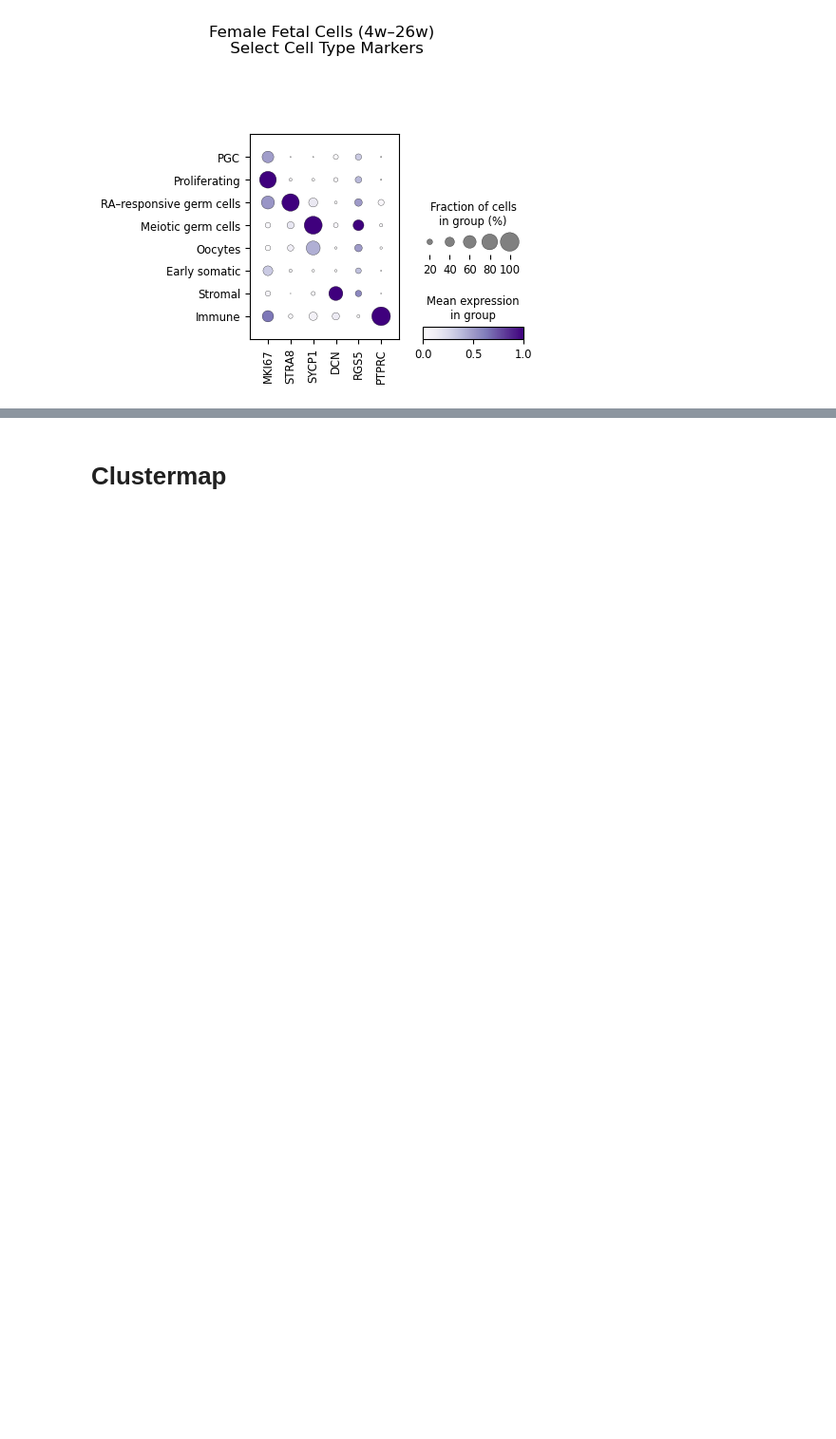
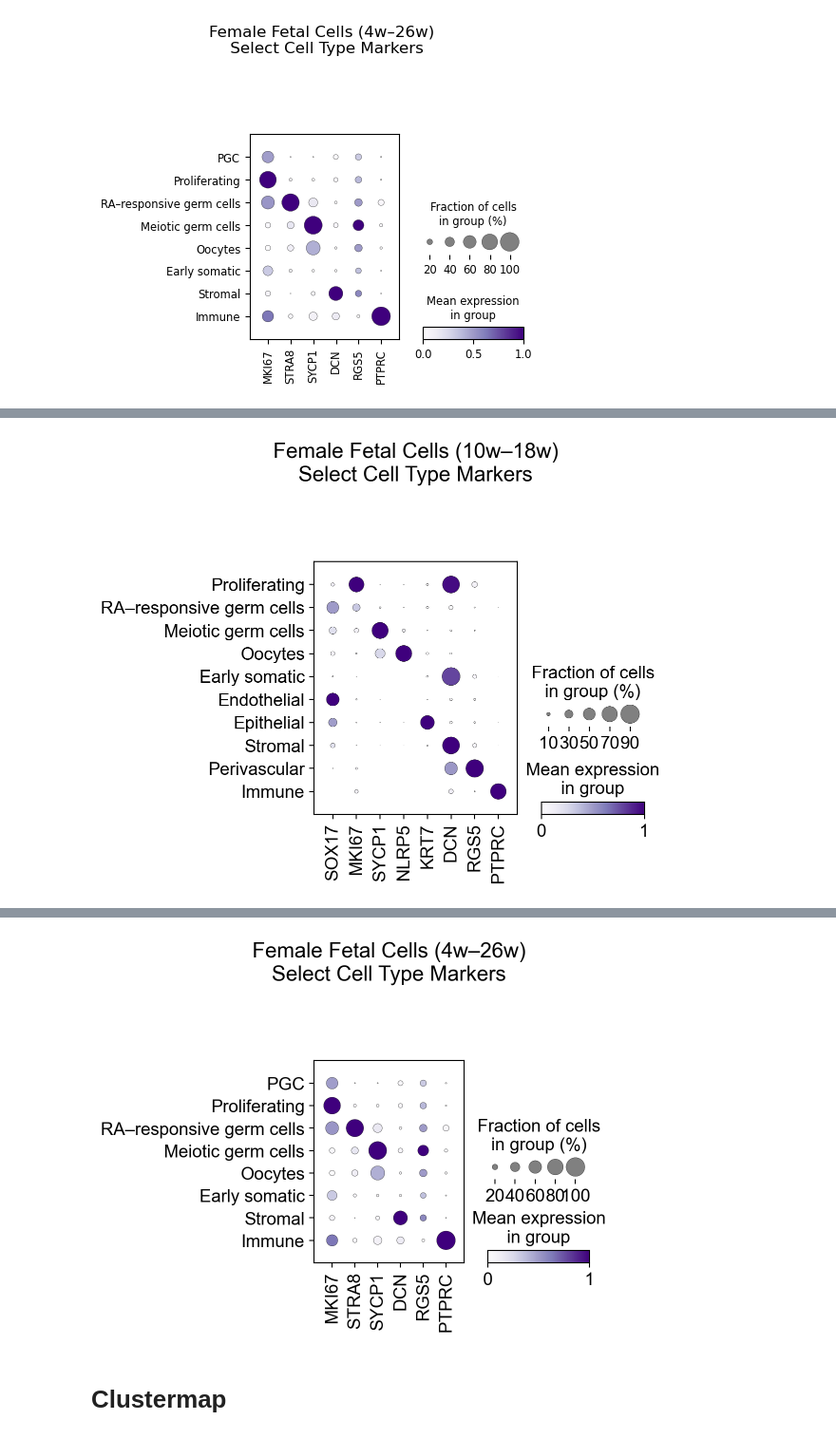
Before and after one commit to ascott-10/cta-onco-fetal, a Jupyter notebook: python_common_scripts/testing123456.ipynb, the cells around one changed output, grey strips where cells are left out. Shown at 95% size. Cells and saved outputs as stored; diff of their text form; code cells hidden in the pictures; blank space fills up the shorter version.

```diff
--- a/python_common_scripts/testing123456.ipynb
+++ b/python_common_scripts/testing123456.ipynb
@@ -72,3 +73,30 @@ WARNING: saving figure to file figures/dotplot_fetal_gonad_female_markers.png
 [figure]
 WARNING: saving figure to file figures/dotplot_embryos_mixed_female_markers.png
 [figure]
+# %%
+import scanpy as sc
+
+sc.set_figure_params(dpi=100, dpi_save=600, fontsize=16)
+#sc.settings.figsize = (6, 10)
+
+adata_fetal = sc.read_h5ad("datasets/fetal_gonad/working_adata_2/fetal_gonad_Female_annotated.h5ad")
+adata_embryo = sc.read_h5ad("datasets/embryos_mixed/working_adata_2/embryos_mixed_female_processed_annotated.h5ad")
+
+genes_all = ["SOX17","MKI67","STRA8","SYCP1","NLRP5","KRT7","DCN","RGS5","PTPRC"]
+
+cell_type_order_all = ["PGC","Proliferating","RA–responsive germ cells","Meiotic germ cells","Oocytes","Early somatic","Endothelial","Epithelial","Stromal","Perivascular","Immune"]
+
+adata_plot_fetal = adata_fetal[~adata_fetal.obs["celltype_leiden_res_2.0"].isin(["Mixed"])].copy()
+genes_fetal = [g for g in genes_all if g in adata_plot_fetal.var_names]
+cell_type_order_fetal = [ct for ct in cell_type_order_all if ct in adata_plot_fetal.obs["celltype_leiden_res_2.0"].unique()]
+
+sc.pl.dotplot(adata_plot_fetal, var_names=genes_fetal, groupby="celltype_leiden_res_2.0", categories_order=cell_type_order_fetal, standard_scale="var", cmap="Purples", title="Female Fetal Cells (10w–18w)\nSelect Cell Type Markers",save="_fetal_gonad_female_markers.pdf")
+
+adata_plot_embryos = adata_embryo[~adata_embryo.obs["celltype_leiden_res_2.0"].isin(["Mixed","Ribosomal","Ambiguous","Late germline"])].copy()
+genes_embryos = [g for g in genes_all if g in adata_plot_embryos.var_names]
+cell_type_order_embryos = [ct for ct in cell_type_order_all if ct in adata_plot_embryos.obs["celltype_leiden_res_2.0"].unique()]
+
+sc.pl.dotplot(adata_plot_embryos, var_names=genes_embryos, groupby="celltype_leiden_res_2.0", categories_order=cell_type_order_embryos, standard_scale="var", cmap="Purples", title="Female Fetal Cells (4w–26w)\nSelect Cell Type Markers",save="_embryos_mixed_female_markers.pdf")
+
+plt.close('all')
+# %% [output]
@@ -74,0 +104 @@ WARNING: saving figure to file figures/dotplot_embryos_mixed_female_markers.png
+[figure, added]
@@ -75,3 +106,4 @@ WARNING: saving figure to file figures/dotplot_embryos_mixed_female_markers.png
+[figure, added]
 # %% [markdown]
 # Clustermap
 # %%
```
Also changed, not shown: parts of 7 cells of this notebook, 29 other files.
